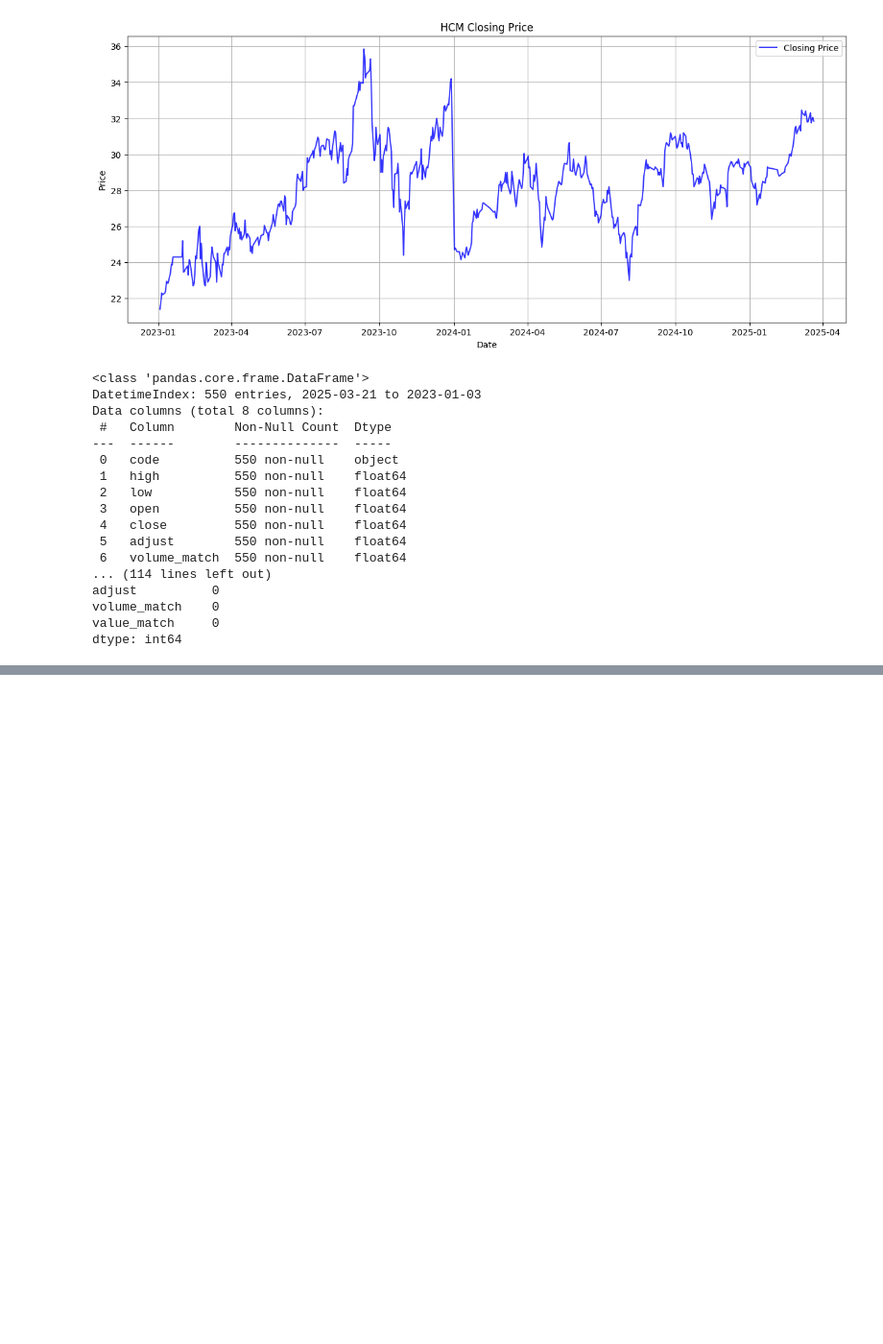
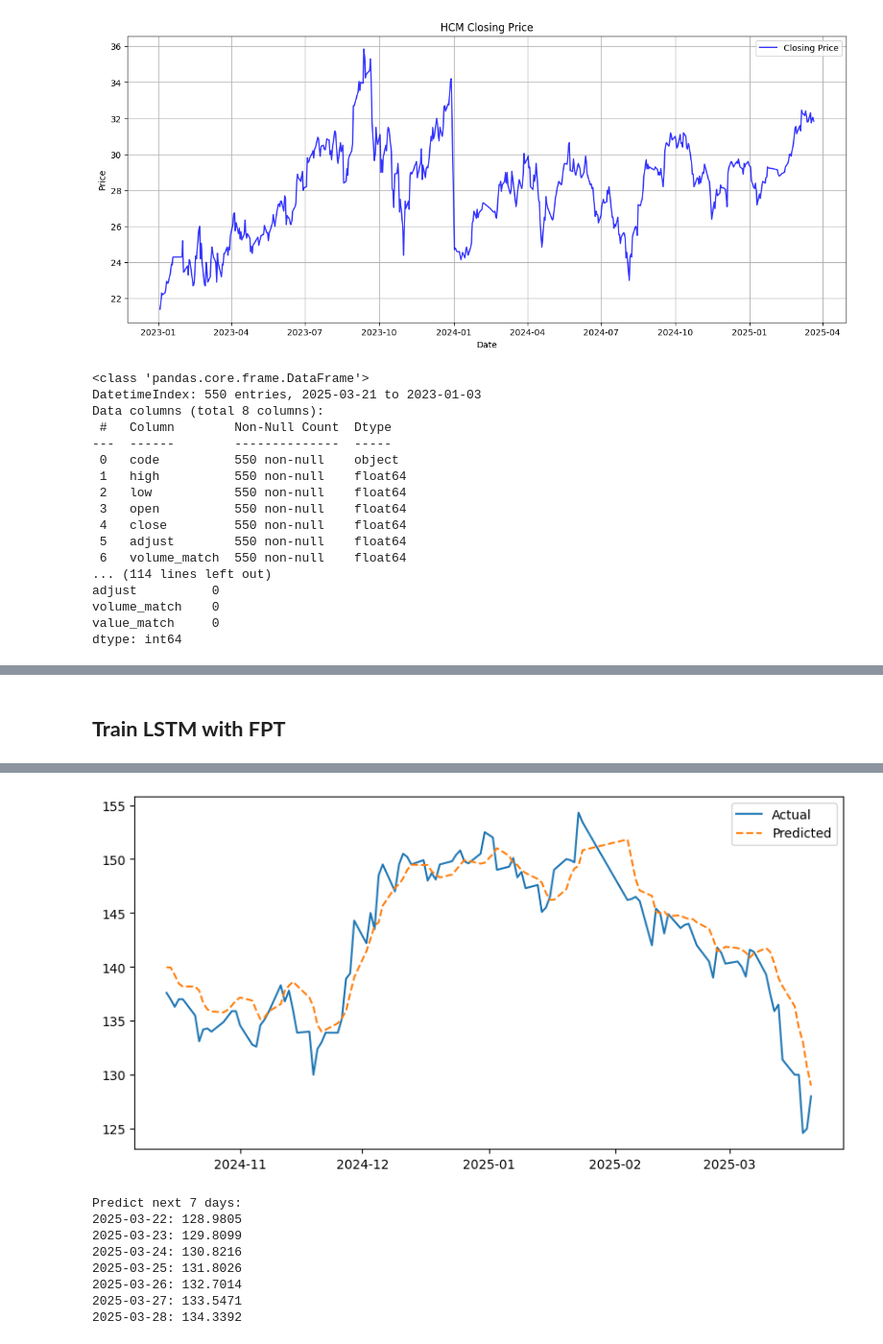
Before and after one commit to tienvtt/Stock-Analysis-and-Prediction-Applying-Machine-Learning, a Jupyter notebook: LSTM.ipynb, the cells around one changed output, grey strips where cells are left out. Shown at 96% size. Cells and saved outputs as stored; diff of their text form; code cells hidden in the pictures; blank space fills up the shorter version.

```diff
--- a/LSTM.ipynb
+++ b/LSTM.ipynb
@@ -321,0 +450,7 @@ MAE: 0.0959, MSE: 0.0333, RMSE: 0.1825, R2 Score: 0.7626
+# %% [markdown]
+## **Train LSTM with FPT**
+# %%
+print("Training model for df_fpt...")
+df_fpt_hyperparams = {'hidden_size': 128, 'num_layers': 2, 'lr': 0.0005, 'batch_size': 32, 'num_epochs': 100}
+process_stock(df_fpt, **df_fpt_hyperparams)
+# %% [output]
@@ -321,0 +469,9 @@ MAE: 0.0959, MSE: 0.0333, RMSE: 0.1825, R2 Score: 0.7626
+[figure, added]
+Predict next 7 days:
+2025-03-22: 128.9805
+2025-03-23: 129.8099
+2025-03-24: 130.8216
+2025-03-25: 131.8026
+2025-03-26: 132.7014
+2025-03-27: 133.5471
+2025-03-28: 134.3392
```
Also changed, not shown: parts of 24 cells of this notebook.
